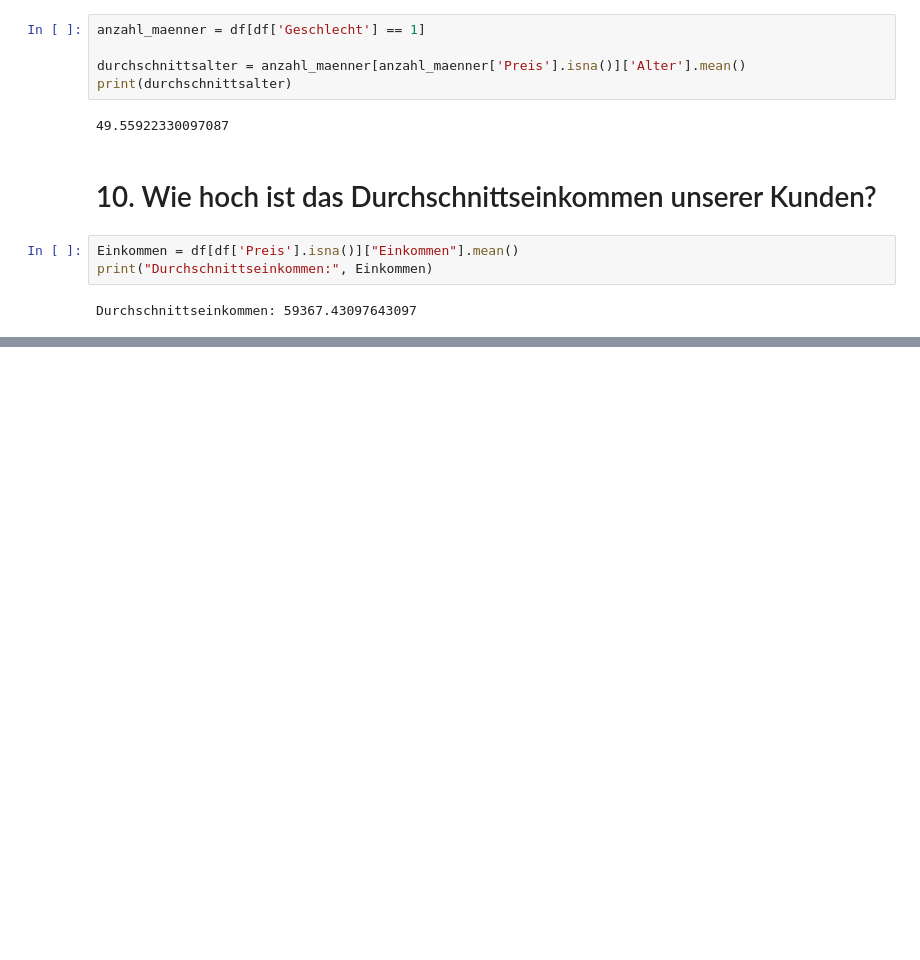
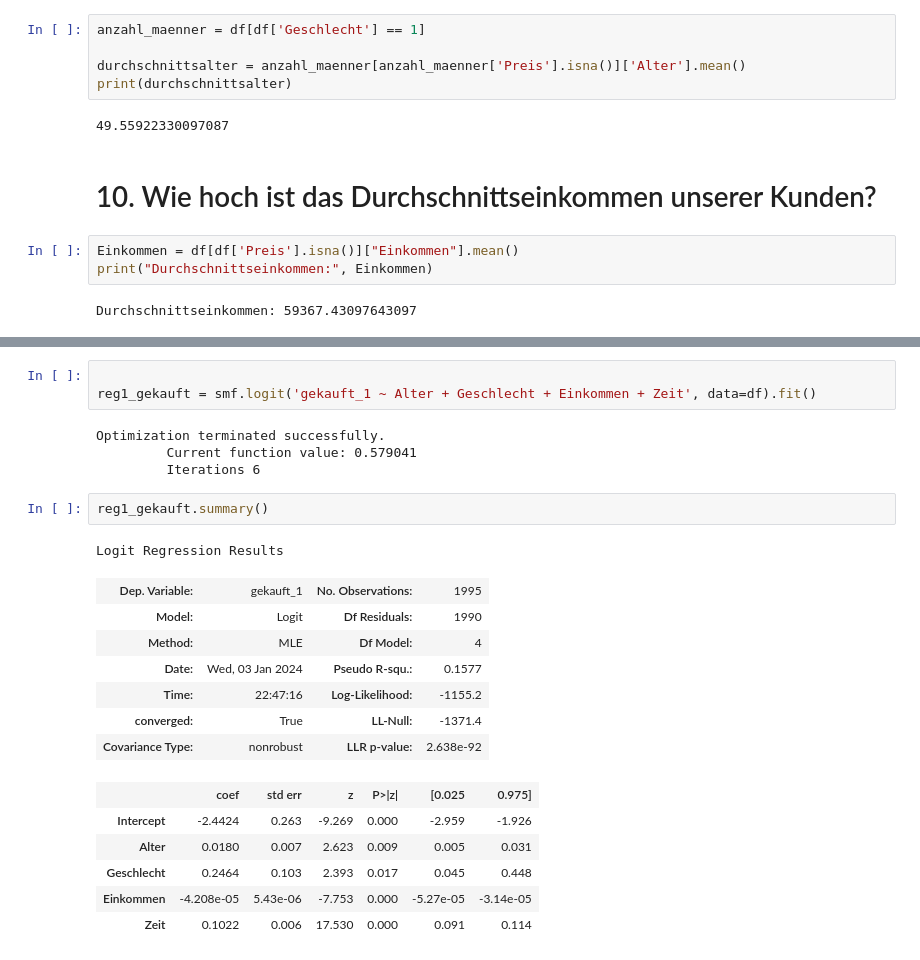
Before and after one commit to GoekanGoerer/final_projectWS23_Group4, a Jupyter notebook: Aufgabe 1 - 10 +18 Final.ipynb, the cells around one changed output, grey strips where cells are left out. Saved outputs shown, nothing was run; the diff lists cells and outputs as text; blank space fills up the shorter version.

```diff
--- a/Aufgabe 1 - 10 Final.ipynb
+++ b/Aufgabe 1 - 10 +18 Final.ipynb
@@ -284,0 +298,24 @@ Durchschnittseinkommen: 59367.43097643097
+# %%
+
+reg1_gekauft = smf.logit('gekauft_1 ~ Alter + Geschlecht + Einkommen + Zeit', data=df).fit()
+# %% [output]
+Optimization terminated successfully.
+         Current function value: 0.579041
+         Iterations 6
+# %%
+reg1_gekauft.summary()
+# %% [output]
+Logit Regression Results
+| Dep. Variable: | gekauft_1 | No. Observations: | 1995 |
+| Model: | Logit | Df Residuals: | 1990 |
+| Method: | MLE | Df Model: | 4 |
+| Date: | Wed, 03 Jan 2024 | Pseudo R-squ.: | 0.1577 |
+| Time: | 22:47:16 | Log-Likelihood: | -1155.2 |
+| converged: | True | LL-Null: | -1371.4 |
+| Covariance Type: | nonrobust | LLR p-value: | 2.638e-92 |
+|  | coef | std err | z | P>|z| | [0.025 | 0.975] |
+| Intercept | -2.4424 | 0.263 | -9.269 | 0.000 | -2.959 | -1.926 |
+| Alter | 0.0180 | 0.007 | 2.623 | 0.009 | 0.005 | 0.031 |
+| Geschlecht | 0.2464 | 0.103 | 2.393 | 0.017 | 0.045 | 0.448 |
+| Einkommen | -4.208e-05 | 5.43e-06 | -7.753 | 0.000 | -5.27e-05 | -3.14e-05 |
+| Zeit | 0.1022 | 0.006 | 17.530 | 0.000 | 0.091 | 0.114 |
```
Also changed, not shown: parts of 6 cells of this notebook.
